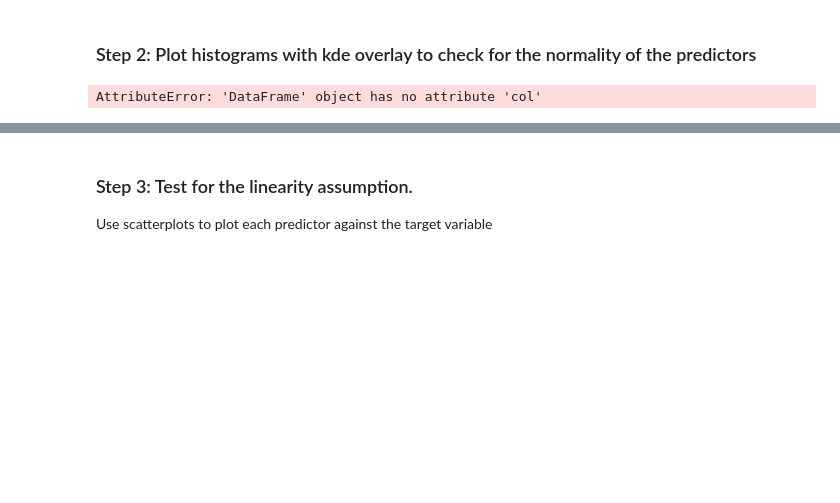
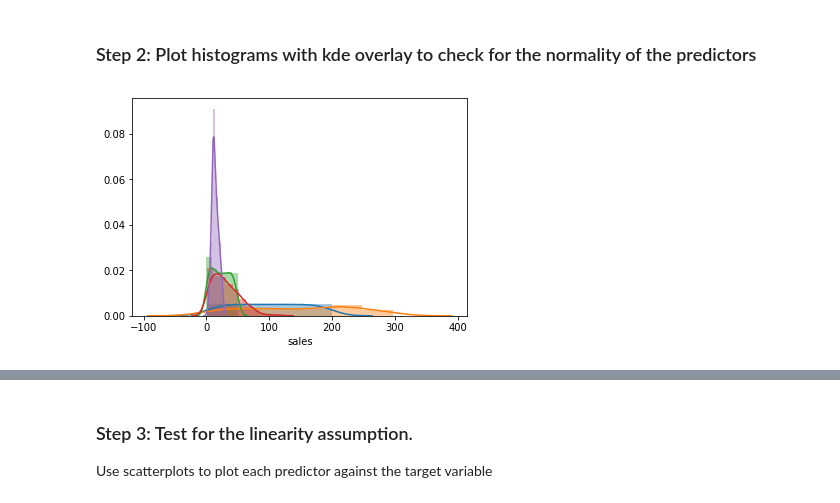
Before and after one commit to molron94/dsc-01-10-13-regression-statsmodels-lab-nyc-ds-career-031119, a Jupyter notebook: index.ipynb, the cells around one changed output, grey strips where cells are left out. Saved outputs shown, nothing was run; the diff lists cells and outputs as text; code cells hidden in the pictures; blank space fills up the shorter version.

```diff
--- a/index.ipynb
+++ b/index.ipynb
@@ -69,9 +69,9 @@ df.head()
 import seaborn as sns
 # %%
 for col in df.columns:
-    sns.distplot(df.col)
+    sns.distplot(df[col])
 # %% [output]
-AttributeError: 'DataFrame' object has no attribute 'col'
+[figure, added]
 # %%
 # Record your observations on normality here
 # %% [markdown]
```
